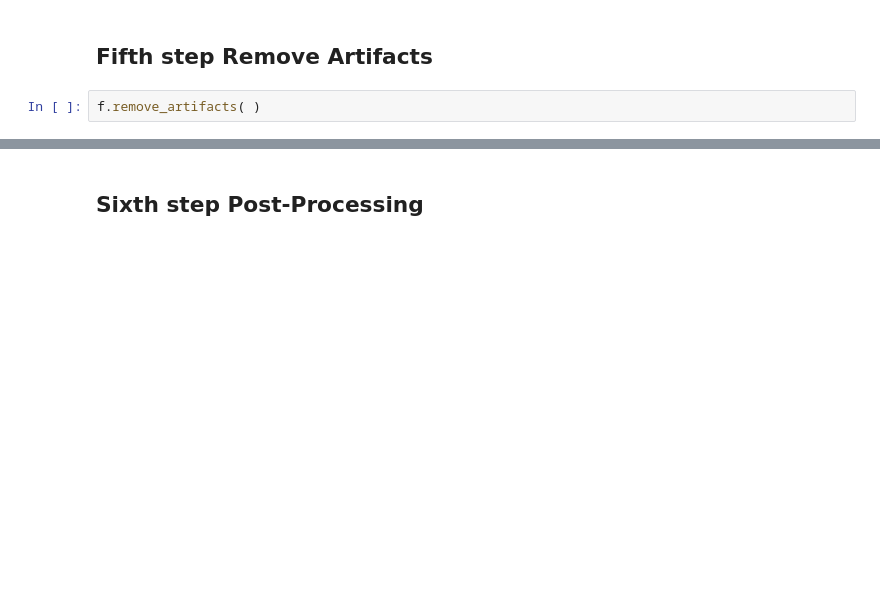
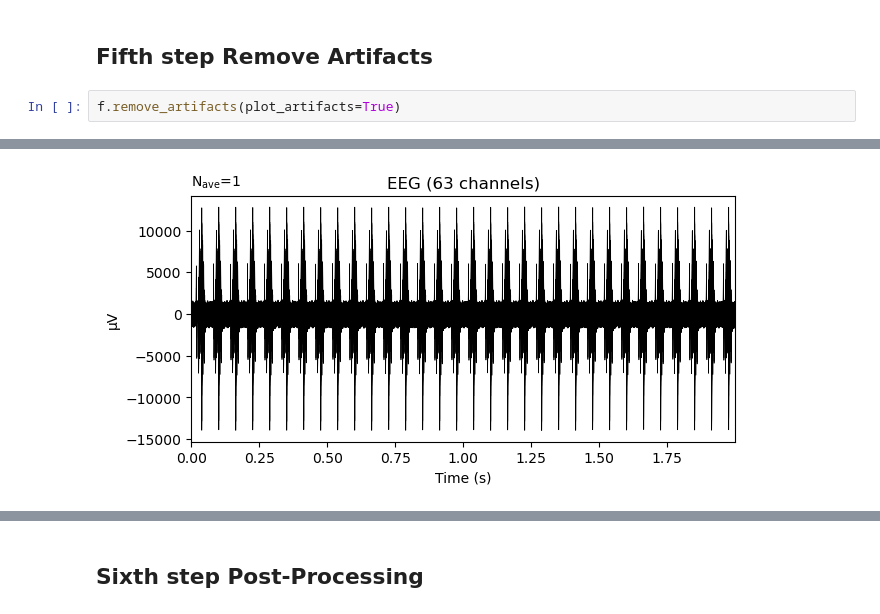
Before and after one commit to H0mire/FACETpy, a Jupyter notebook: src/Example_from_bids_correction_to_bids.ipynb, the cells around one changed output, grey strips where cells are left out. Drawn from its saved outputs; the diff is of its cells as text; blank space fills up the shorter version.

```diff
--- a/src/Example_from_bids_correction_to_bids.ipynb
+++ b/src/Example_from_bids_correction_to_bids.ipynb
@@ -51,4 +100,5 @@ f.calc_matrix_AAS()
 # %% [markdown]
 ## Fifth step Remove Artifacts
 # %%
-f.remove_artifacts( )
+f.remove_artifacts(plot_artifacts=True)
+# %% [output]
@@ -54,0 +122 @@ f.remove_artifacts( )
+[figure, added]
```
Also changed, not shown: parts of 8 cells of this notebook, 7 other files.
